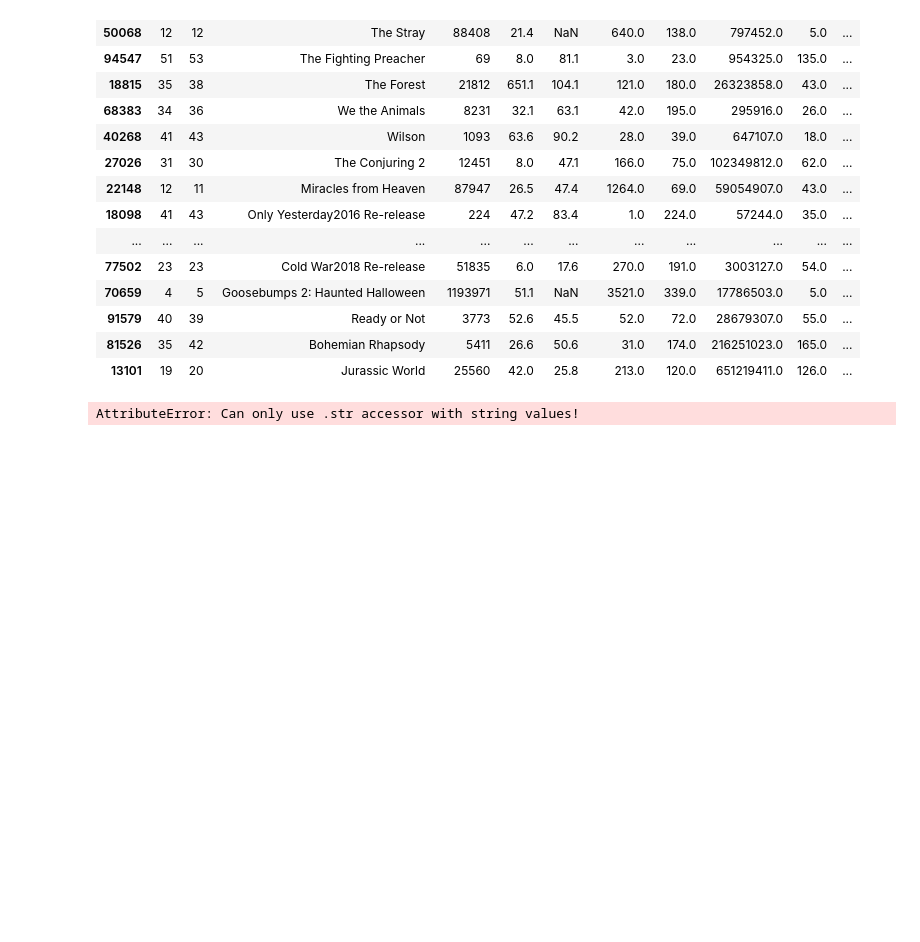
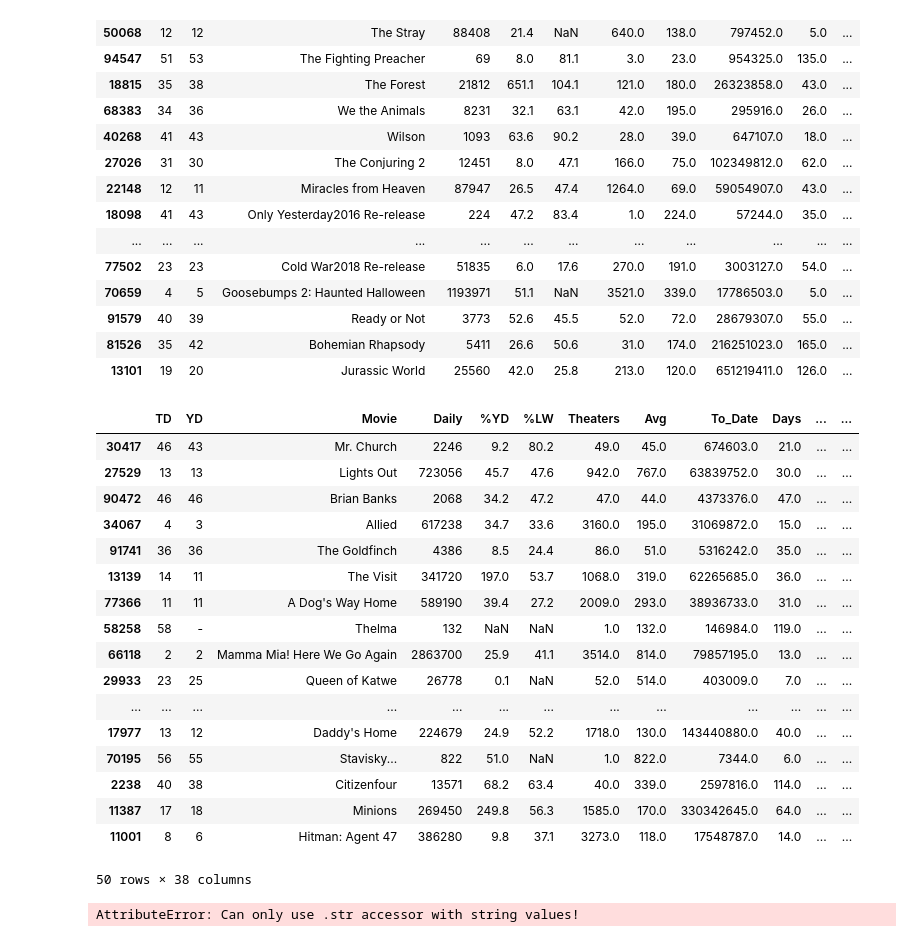
Before and after one commit to SeeShell/TOOL1_FINAL_PROJECT, a Jupyter notebook: movie_daily_gross_boxofficemojo/boxofficemojo-daily_gross-webscraping_dataframe_creation.ipynb, the cells around one changed output. Saved outputs shown, nothing was run; the diff lists cells and outputs as text; code cells hidden in the pictures; blank space fills up the shorter version.

Commit message:
added split genre by boolean

```diff
--- a/movie_daily_gross_boxofficemojo/boxofficemojo-daily_gross-webscraping_dataframe_creation.ipynb
+++ b/movie_daily_gross_boxofficemojo/boxofficemojo-daily_gross-webscraping_dataframe_creation.ipynb
@@ -257,6 +257,34 @@ df.sample(50)
 | 91579 | 40 | 39 | Ready or Not | 3773 | 52.6 | 45.5 | 52.0 | 72.0 | 28679307.0 | 55.0 | ... |
 | 81526 | 35 | 42 | Bohemian Rhapsody | 5411 | 26.6 | 50.6 | 31.0 | 174.0 | 216251023.0 | 165.0 | ... |
 | 13101 | 19 | 20 | Jurassic World | 25560 | 42.0 | 25.8 | 213.0 | 120.0 | 651219411.0 | 126.0 | ... |
+# %%
+unique_genre =  df.genre.str.split('|').sum()
+unique_genre = set(unique_genre)
+unique_genre
+
+for g in unique_genre:
+    df[g] = df.genre.map( lambda x: g in x.split('|') )
+
+df.sample(50)
+# %% [output]
+|  | TD | YD | Movie | Daily | %YD | %LW | Theaters | Avg | To_Date | Days | ... | ... |
+| 30417 | 46 | 43 | Mr. Church | 2246 | 9.2 | 80.2 | 49.0 | 45.0 | 674603.0 | 21.0 | ... | ... |
+| 27529 | 13 | 13 | Lights Out | 723056 | 45.7 | 47.6 | 942.0 | 767.0 | 63839752.0 | 30.0 | ... | ... |
+| 90472 | 46 | 46 | Brian Banks | 2068 | 34.2 | 47.2 | 47.0 | 44.0 | 4373376.0 | 47.0 | ... | ... |
+| 34067 | 4 | 3 | Allied | 617238 | 34.7 | 33.6 | 3160.0 | 195.0 | 31069872.0 | 15.0 | ... | ... |
+| 91741 | 36 | 36 | The Goldfinch | 4386 | 8.5 | 24.4 | 86.0 | 51.0 | 5316242.0 | 35.0 | ... | ... |
+| 13139 | 14 | 11 | The Visit | 341720 | 197.0 | 53.7 | 1068.0 | 319.0 | 62265685.0 | 36.0 | ... | ... |
+| 77366 | 11 | 11 | A Dog's Way Home | 589190 | 39.4 | 27.2 | 2009.0 | 293.0 | 38936733.0 | 31.0 | ... | ... |
+| 58258 | 58 | - | Thelma | 132 | NaN | NaN | 1.0 | 132.0 | 146984.0 | 119.0 | ... | ... |
+| 66118 | 2 | 2 | Mamma Mia! Here We Go Again | 2863700 | 25.9 | 41.1 | 3514.0 | 814.0 | 79857195.0 | 13.0 | ... | ... |
+| 29933 | 23 | 25 | Queen of Katwe | 26778 | 0.1 | NaN | 52.0 | 514.0 | 403009.0 | 7.0 | ... | ... |
+| ... | ... | ... | ... | ... | ... | ... | ... | ... | ... | ... | ... | ... |
+| 17977 | 13 | 12 | Daddy's Home | 224679 | 24.9 | 52.2 | 1718.0 | 130.0 | 143440880.0 | 40.0 | ... | ... |
+| 70195 | 56 | 55 | Stavisky... | 822 | 51.0 | NaN | 1.0 | 822.0 | 7344.0 | 6.0 | ... | ... |
+| 2238 | 40 | 38 | Citizenfour | 13571 | 68.2 | 63.4 | 40.0 | 339.0 | 2597816.0 | 114.0 | ... | ... |
+| 11387 | 17 | 18 | Minions | 269450 | 249.8 | 56.3 | 1585.0 | 170.0 | 330342645.0 | 64.0 | ... | ... |
+| 11001 | 8 | 6 | Hitman: Agent 47 | 386280 | 9.8 | 37.1 | 3273.0 | 118.0 | 17548787.0 | 14.0 | ... | ... |
+50 rows × 38 columns
 # %%
 # Replace non-numeric values for numeric data columns
 df['Daily'] = df['Daily'].str.replace('[^0-9]', '')
```
Also changed, not shown: parts of 2 cells of this notebook.
